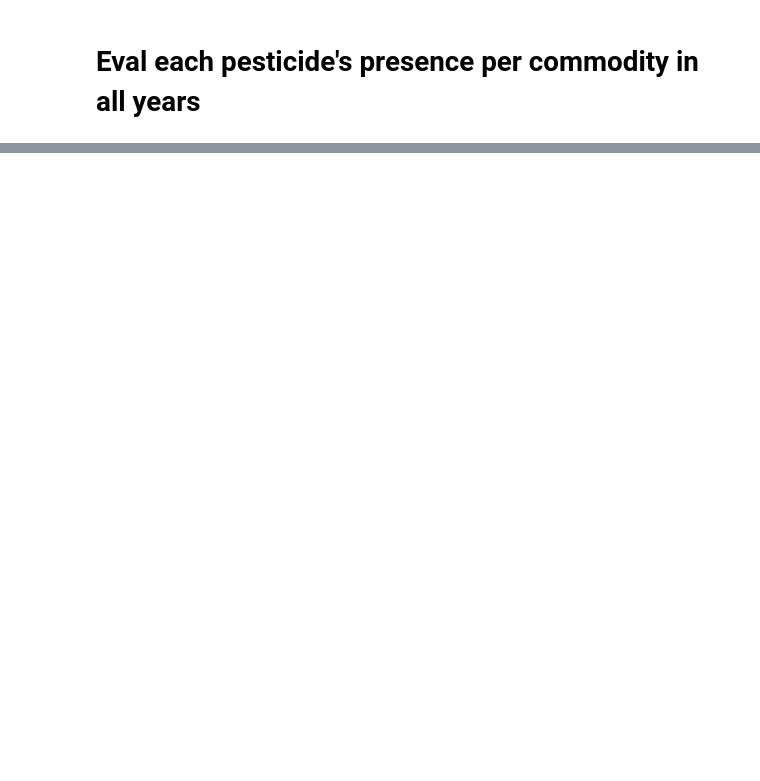
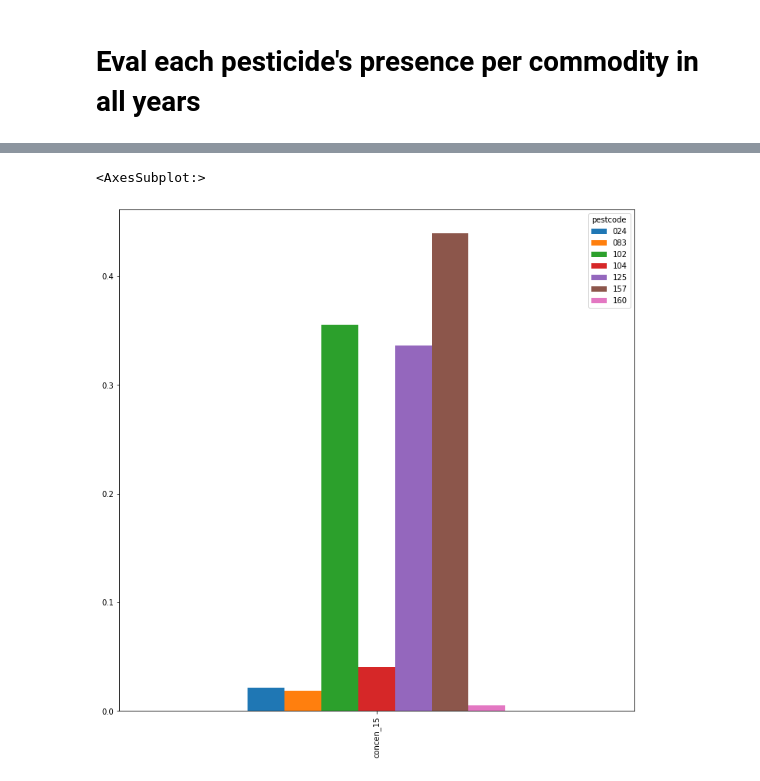
Before and after one commit to nicolastmaia/pesticides-data-science, a Jupyter notebook: index.ipynb, the cells around one changed output, grey strips where cells are left out. Saved outputs shown, nothing was run; the diff lists cells and outputs as text; code cells hidden in the pictures; blank space fills up the shorter version.

```diff
--- a/index.ipynb
+++ b/index.ipynb
@@ -171,7 +246,7 @@ def get_commod_concen_mean (df):
   index_name = 'concen_' + str(df.loc[:, 'year'].iloc[0])
   pest_concen_not_null = df[~df['concen'].isna()]
 
-  pest_concen_commod_mean = pest_concen_not_null[['pestcode', 'commod', 'concen']].groupby(['commod', 'pestcode'])['concen'].mean().rename_axis(['commod', 'pestcode']).reset_index(name=index_name)
+  pest_concen_commod_mean = pest_concen_not_null[['pestcode', 'commod', 'concen']].groupby(['commod', 'pestcode'])['concen'].mean().reset_index(name=index_name)
 
   return pest_concen_commod_mean
 # %%
@@ -182,0 +274,6 @@ concen_commod_mean_19 = get_commod_concen_mean(results_join_samples_19)
+# %%
+aux1 = concen_commod_mean_15[concen_commod_mean_15['commod']=='AP']
+aux2 = aux1.drop(columns=['pestcode', 'commod'])
+aux3 = aux2.T
+aux3.columns= aux1['pestcode']
+aux3
@@ -182,0 +284,5 @@ concen_commod_mean_19 = get_commod_concen_mean(results_join_samples_19)
+# %%
+aux3.loc[:,'024':'160'].plot(kind='bar', figsize=(12,12))
+# %% [output]
+<AxesSubplot:>
+[figure, added]
```
Also changed, not shown: parts of 15 cells of this notebook.
